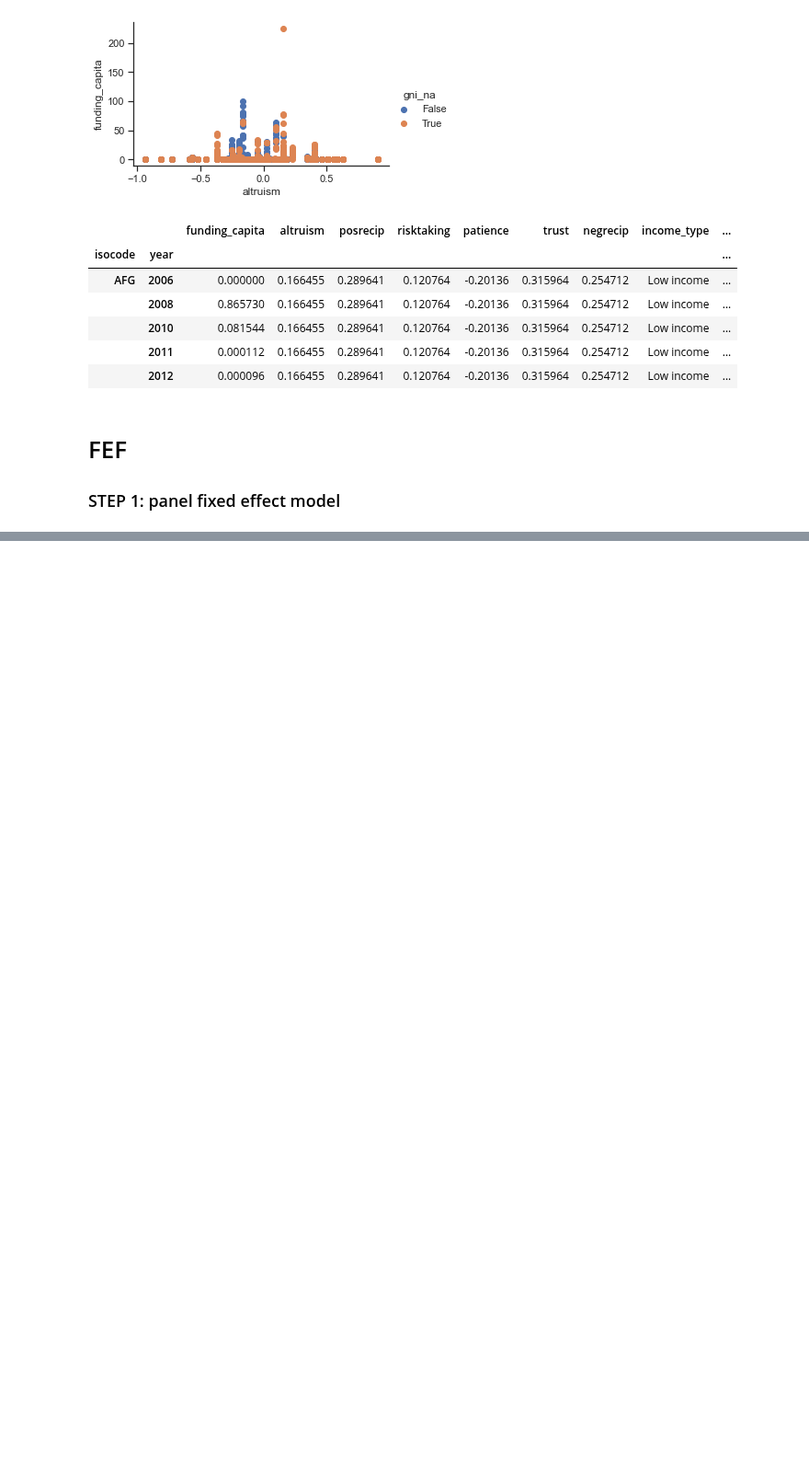
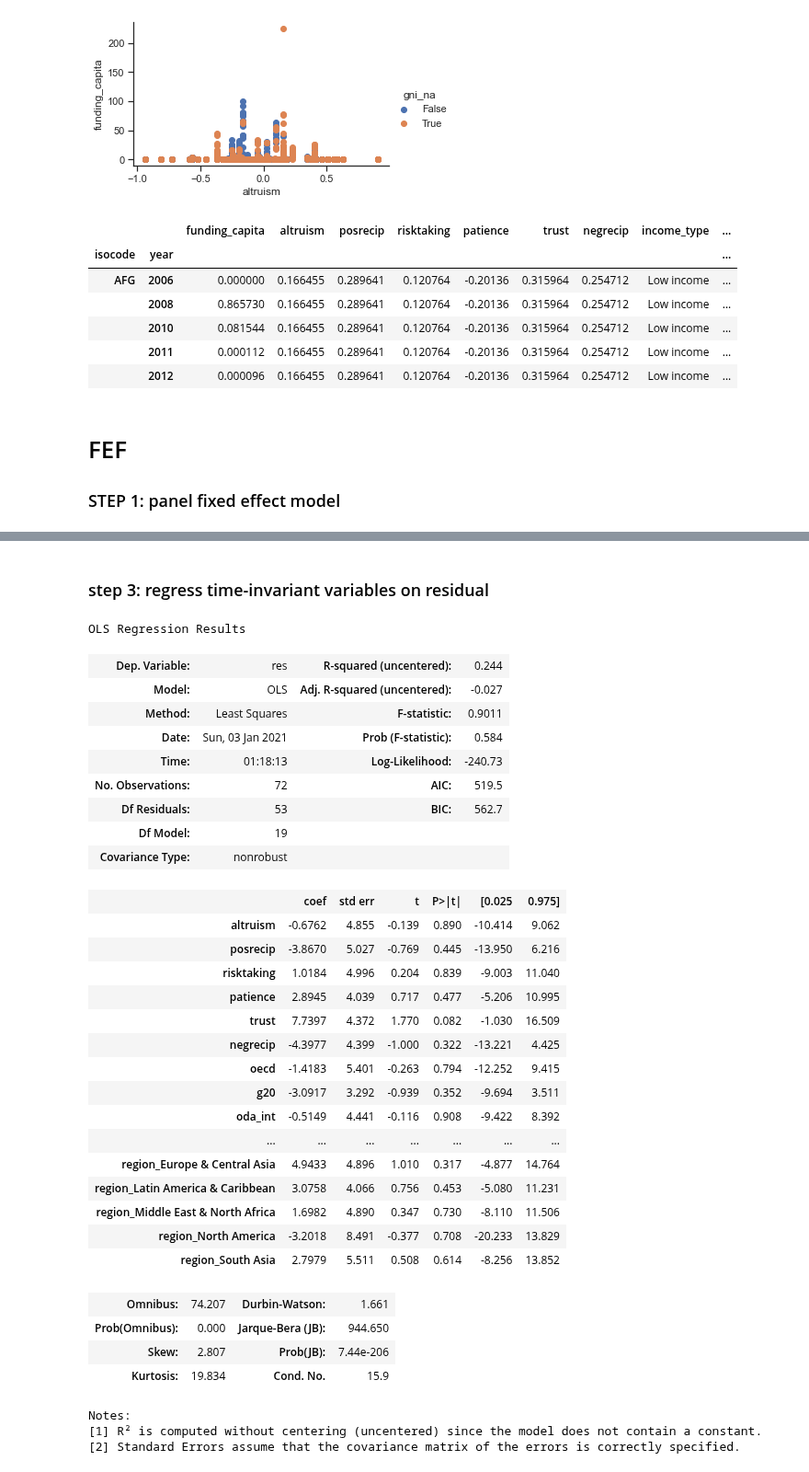
Before and after one commit to amanda8412383/research-module, a Jupyter notebook: panel.ipynb, the cells around one changed output, grey strips where cells are left out. Shown at 92% size. Drawn from its saved outputs; the diff is of its cells as text; code cells hidden in the pictures; blank space fills up the shorter version.

```diff
--- a/panel.ipynb
+++ b/panel.ipynb
@@ -146,0 +183,53 @@ id: 0x1c467095490
+# %% [markdown]
+### step 3: regress time-invariant variables on residual
+# %%
+#transfer string to dummy
+df_dummy_gni = pd.get_dummies(df2_gni)
+df_dummy = pd.get_dummies(df2)
+
+x_list = df_dummy_gni.columns.to_list()
+x_list.remove('res')
+
+#prevent colinearity
+x_list.remove('income_type_Low income')
+x_list.remove('region_Sub-Saharan Africa')
+
+
+#with gni
+mod = sm.OLS(df_dummy_gni['res'], df_dummy_gni[x_list ])
+res_gni = mod.fit()
+res_gni.summary()
+# %% [output]
+OLS Regression Results
+| Dep. Variable: | res | R-squared (uncentered): | 0.244 |
+| Model: | OLS | Adj. R-squared (uncentered): | -0.027 |
+| Method: | Least Squares | F-statistic: | 0.9011 |
+| Date: | Sun, 03 Jan 2021 | Prob (F-statistic): | 0.584 |
+| Time: | 01:18:13 | Log-Likelihood: | -240.73 |
+| No. Observations: | 72 | AIC: | 519.5 |
+| Df Residuals: | 53 | BIC: | 562.7 |
+| Df Model: | 19 |  |  |
+| Covariance Type: | nonrobust |  |  |
+|  | coef | std err | t | P>|t| | [0.025 | 0.975] |
+| altruism | -0.6762 | 4.855 | -0.139 | 0.890 | -10.414 | 9.062 |
+| posrecip | -3.8670 | 5.027 | -0.769 | 0.445 | -13.950 | 6.216 |
+| risktaking | 1.0184 | 4.996 | 0.204 | 0.839 | -9.003 | 11.040 |
+| patience | 2.8945 | 4.039 | 0.717 | 0.477 | -5.206 | 10.995 |
+| trust | 7.7397 | 4.372 | 1.770 | 0.082 | -1.030 | 16.509 |
+| negrecip | -4.3977 | 4.399 | -1.000 | 0.322 | -13.221 | 4.425 |
+| oecd | -1.4183 | 5.401 | -0.263 | 0.794 | -12.252 | 9.415 |
+| g20 | -3.0917 | 3.292 | -0.939 | 0.352 | -9.694 | 3.511 |
+| oda_int | -0.5149 | 4.441 | -0.116 | 0.908 | -9.422 | 8.392 |
+| ... | ... | ... | ... | ... | ... | ... |
+| region_Europe & Central Asia | 4.9433 | 4.896 | 1.010 | 0.317 | -4.877 | 14.764 |
+| region_Latin America & Caribbean | 3.0758 | 4.066 | 0.756 | 0.453 | -5.080 | 11.231 |
+| region_Middle East & North Africa | 1.6982 | 4.890 | 0.347 | 0.730 | -8.110 | 11.506 |
+| region_North America | -3.2018 | 8.491 | -0.377 | 0.708 | -20.233 | 13.829 |
+| region_South Asia | 2.7979 | 5.511 | 0.508 | 0.614 | -8.256 | 13.852 |
+| Omnibus: | 74.207 | Durbin-Watson: | 1.661 |
+| Prob(Omnibus): | 0.000 | Jarque-Bera (JB): | 944.650 |
+| Skew: | 2.807 | Prob(JB): | 7.44e-206 |
+| Kurtosis: | 19.834 | Cond. No. | 15.9 |
+Notes:
+[1] R² is computed without centering (uncentered) since the model does not contain a constant.
+[2] Standard Errors assume that the covariance matrix of the errors is correctly specified.
```
Also changed, not shown: parts of 12 cells of this notebook, 2 other files.
